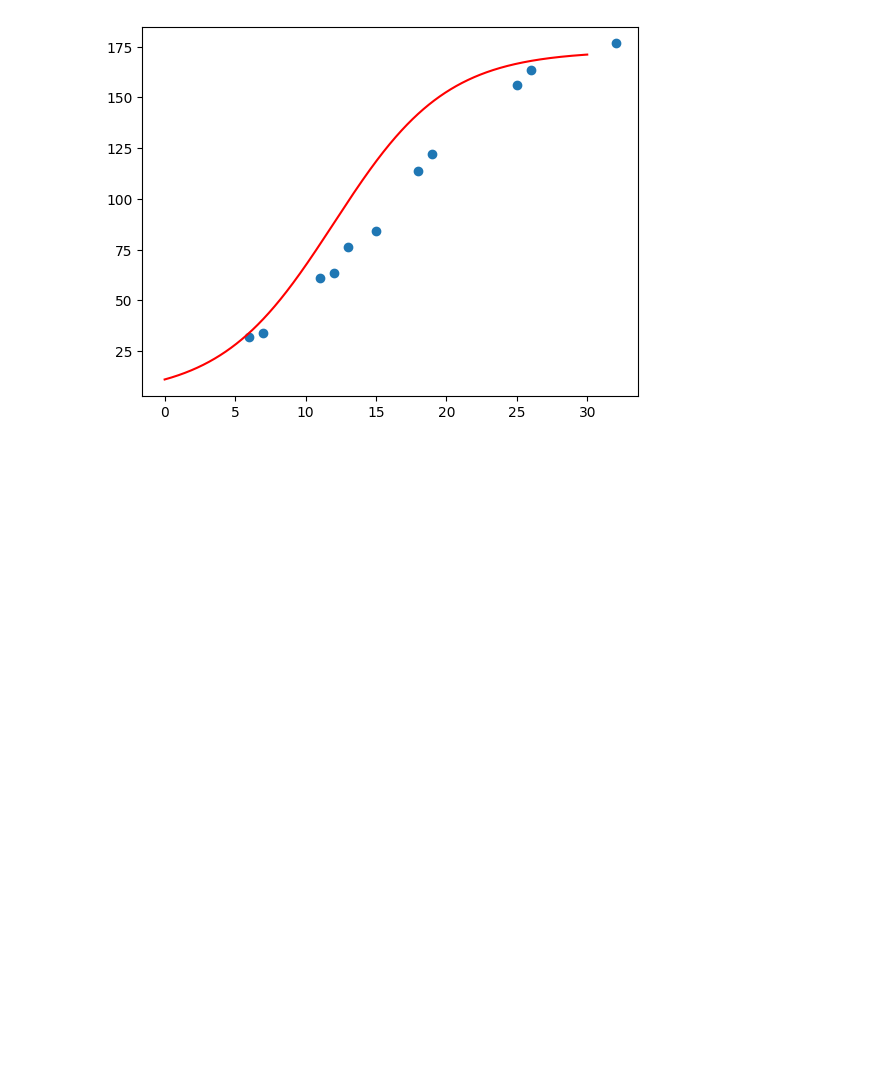
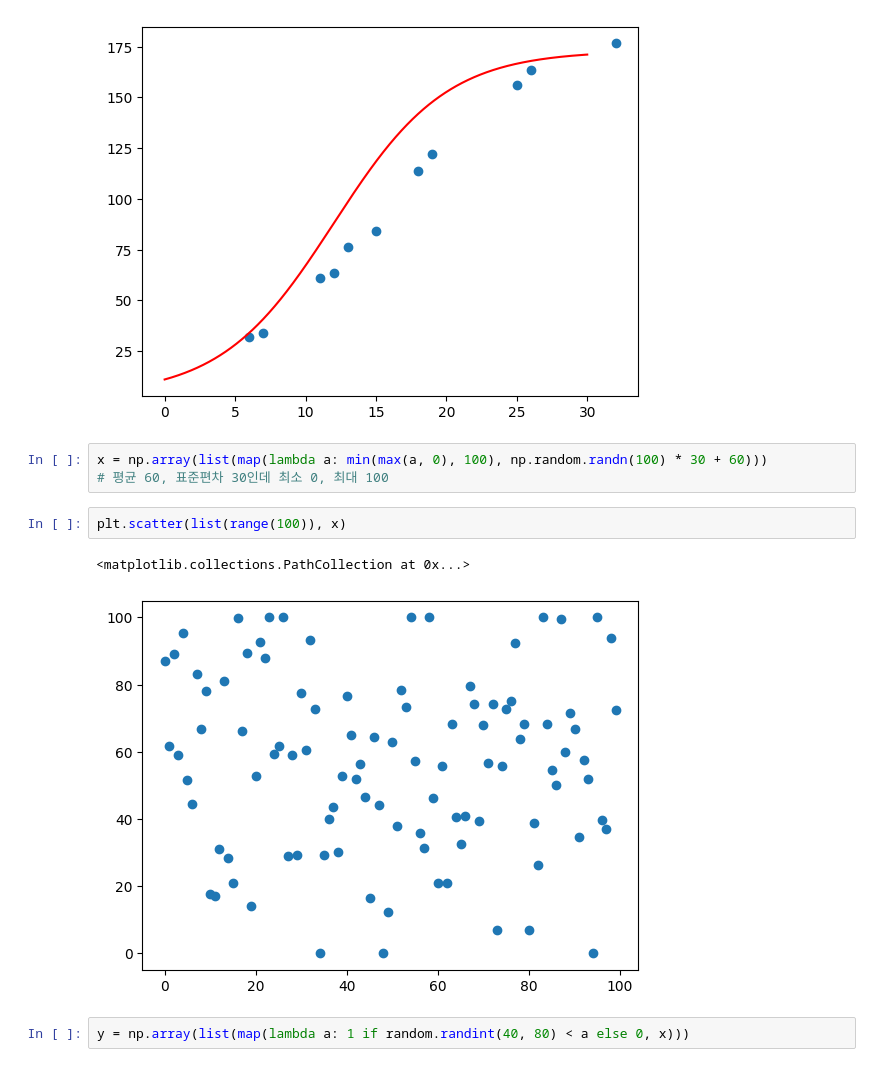
Before and after one commit to hichan0310/pythonProject, a Jupyter notebook: asdf.ipynb, the cells around one changed output. Cells and saved outputs as stored; diff of their text form; blank space fills up the shorter version.

```diff
--- a/asdf.ipynb
+++ b/asdf.ipynb
@@ -100,3 +100,13 @@ plt.plot(xx, c / (1 + math.e ** (a * xx + b)) + d, color='orange')
 # %% [output]
 OverflowError: math range error
 [figure]
+# %%
+x = np.array(list(map(lambda a: min(max(a, 0), 100), np.random.randn(100) * 30 + 60)))
+# 평균 60, 표준편차 30인데 최소 0, 최대 100
+# %%
+plt.scatter(list(range(100)), x)
+# %% [output]
+<matplotlib.collections.PathCollection at 0x...>
+[figure, added]
+# %%
+y = np.array(list(map(lambda a: 1 if random.randint(40, 80) < a else 0, x)))
```
Also changed, not shown: parts of 10 cells of this notebook.
